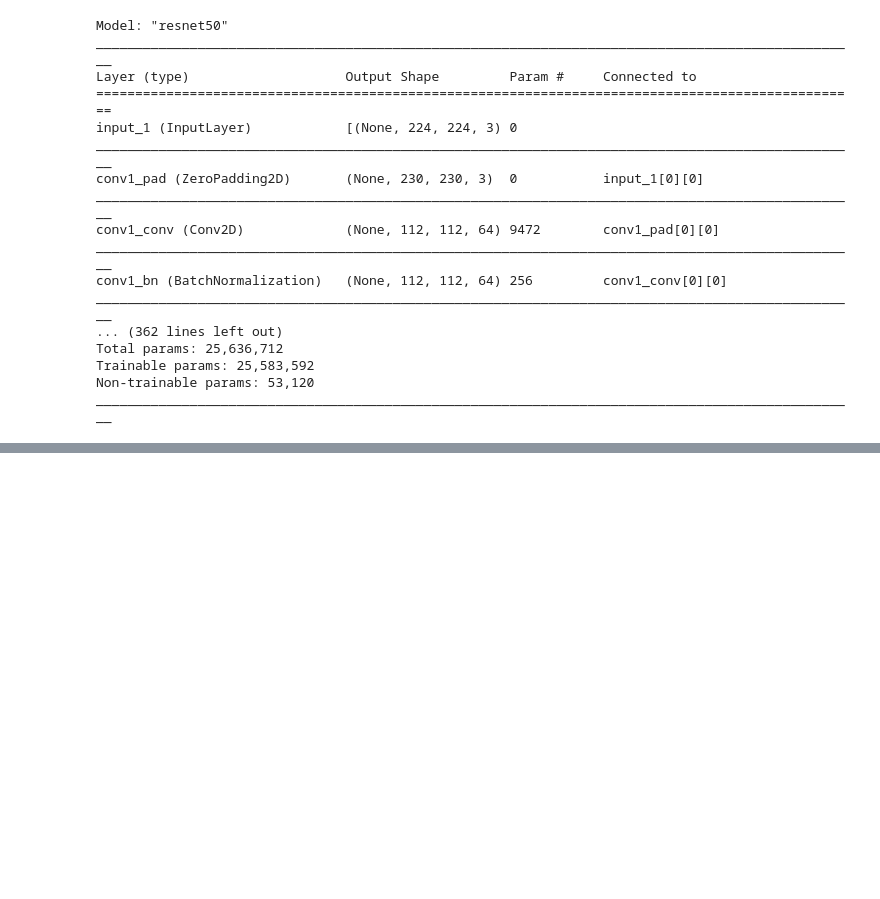
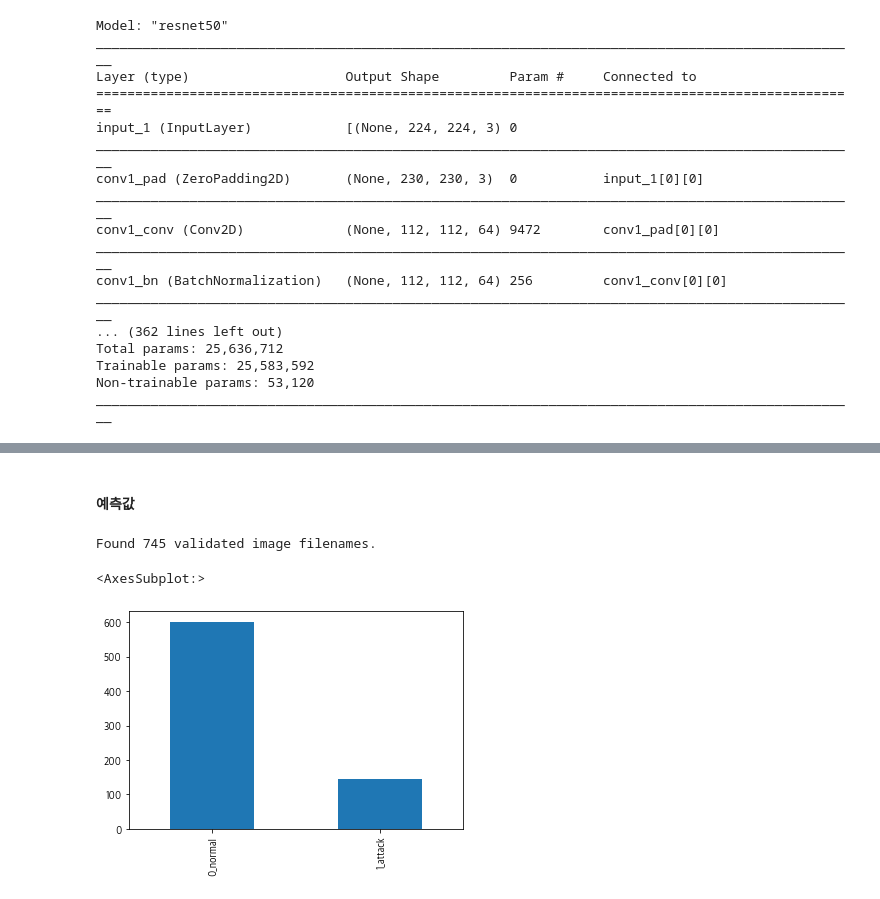
Before and after one commit to gnsia/conan, a Jupyter notebook: Algorythm/2020-11-24-[conan]-poly-cnn.ipynb, the cells around one changed output, grey strips where cells are left out. Drawn from its saved outputs; the diff is of its cells as text; code cells hidden in the pictures; blank space fills up the shorter version.

```diff
--- a/Algorythm/2020-11-24-[conan]-poly-cnn.ipynb
+++ b/Algorythm/2020-11-24-[conan]-poly-cnn.ipynb
@@ -987,0 +1225,4 @@ KeyboardInterrupt:
+# %%
+model.load_weights('conan_credential_square_ver01')
+# %% [markdown]
+#### 예측값
@@ -987,0 +1231,40 @@ KeyboardInterrupt:
+# %%
+test_filenames = os.listdir("../dataset/credential/img/square/test/")
+test_filenames.remove('.DS_Store')
+test_filenames.sort()
+
+test_df = pd.DataFrame({
+    'filename': test_filenames
+})
+
+nb_samples = test_df.shape[0]
+
+test_gen = ImageDataGenerator(rescale=1./255)
+
+test_generator = test_gen.flow_from_dataframe(
+    test_df,
+    "../dataset/credential/img/square/test/",
+    x_col='filename',
+    y_col=None,
+    class_mode=None,
+    target_size=(128, 128),
+    batch_size = 16,
+    shuffle = False
+)
+# %% [output]
+Found 745 validated image filenames.
+# %%
+predict = model.predict(test_generator, steps=np.ceil(nb_samples/16))
+# %%
+label_map = dict((v,k) for k,v in train_generator.class_indices.items())
+
+one = predict > 0.5
+
+test_df['category'] = one
+
+test_df['category'] = test_df['category'].replace(label_map)
+
+test_df['category'].value_counts().plot.bar()
+# %% [output]
+<AxesSubplot:>
+[figure, added]
```
Also changed, not shown: parts of 43 cells of this notebook, 15 other files.
